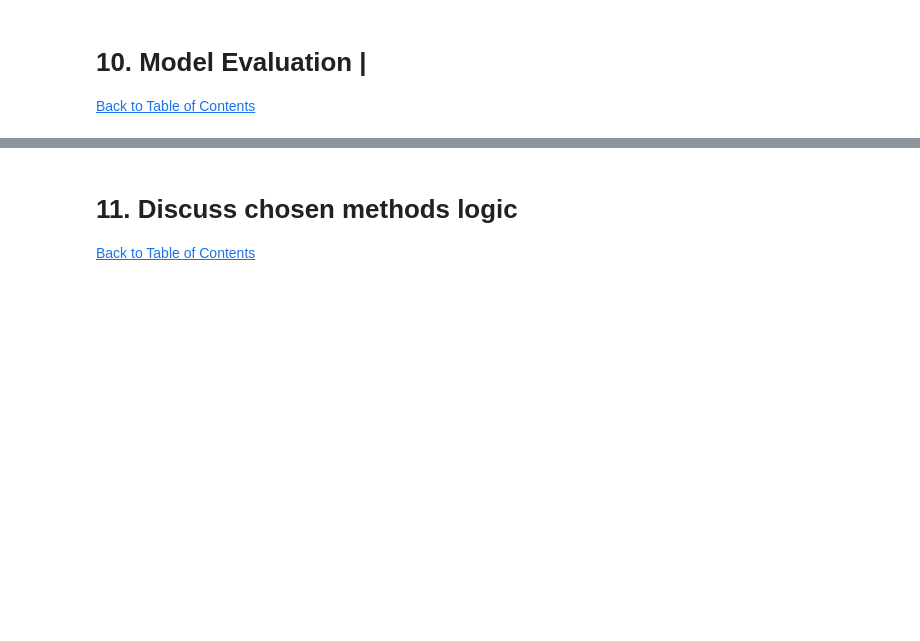
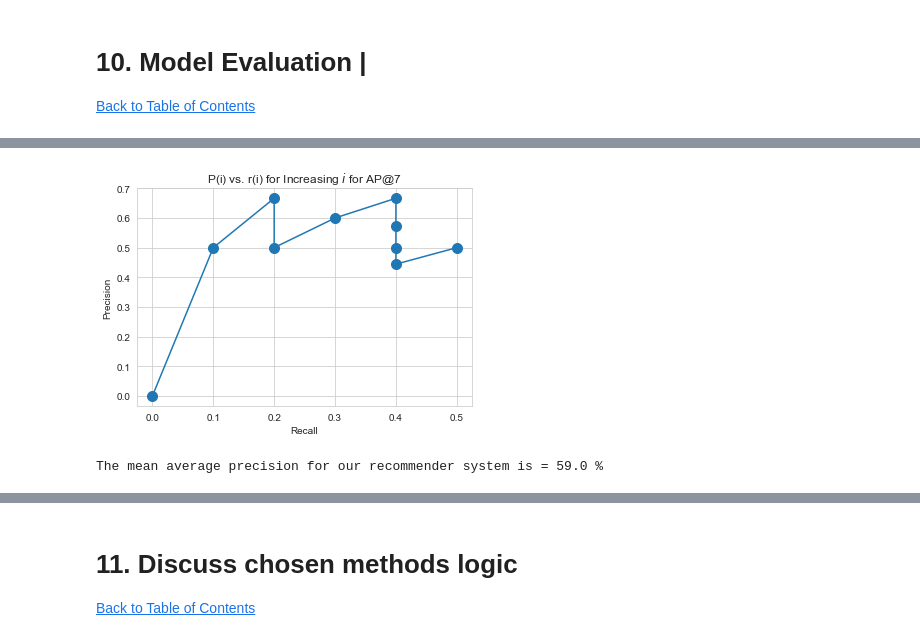
Before and after one commit to RogerA11/Streamlit-Movie-Recommendation-System, a Jupyter notebook: CBB5_Movie_Recommendation.ipynb, the cells around one changed output, grey strips where cells are left out. Drawn from its saved outputs; the diff is of its cells as text; code cells hidden in the pictures; blank space fills up the shorter version.

```diff
--- a/CBB5_Movie_Recommendation.ipynb
+++ b/CBB5_Movie_Recommendation.ipynb
@@ -956,0 +1158,2 @@ hybrid(1, 'Toy Story')
+# %%
+content_input_data_new_df=content_input_data_new_df.fillna(0)
@@ -961,0 +1225,6 @@ hybrid(1, 'Toy Story')
+# %%
+UserId_input=72315
+Movie_title_input='Jumanji'
+# %%
+Prediction=hybrid(UserId_input, Movie_title_input)
+Prediction
@@ -961,0 +1285,15 @@ hybrid(1, 'Toy Story')
+# %%
+recoms
+recoms_str=[]
+correct_recoms=0
+MAP=0
+for count,x in enumerate(range(len(recoms))):
+    if recoms[x]==1:
+        correct_recoms=correct_recoms+1
+        MAP=MAP+(correct_recoms)/(count+1)
+        recoms_str.append('Correct Postive')
+
+
+    else:
+        recoms_str.append('False Postive')
+MAP=round(MAP/sum(recoms),2)
@@ -961,0 +1315,20 @@ hybrid(1, 'Toy Story')
+# %%
+precs = []
+recalls = []
+NUM_ACTUAL_MOVIES_WATCHED=10
+for indx, rec in enumerate(recoms):
+    precs.append(sum(recoms[:indx+1])/(indx+1))
+    recalls.append(sum(recoms[:indx+1])/NUM_ACTUAL_MOVIES_WATCHED)
+
+import matplotlib.pyplot as plt
+fig, ax = plt.subplots()
+ax.plot(recalls, precs, markersize=10, marker="o")
+ax.set_xlabel("Recall")
+ax.set_ylabel("Precision")
+ax.set_title("P(i) vs. r(i) for Increasing $i$ for AP@7")
+plt.show()
+
+print("The mean average precision for our recommender system is =", MAP*100, '%')
+# %% [output]
+[figure, added]
+The mean average precision for our recommender system is = 59.0 %
```
Also changed, not shown: parts of 54 cells of this notebook.
